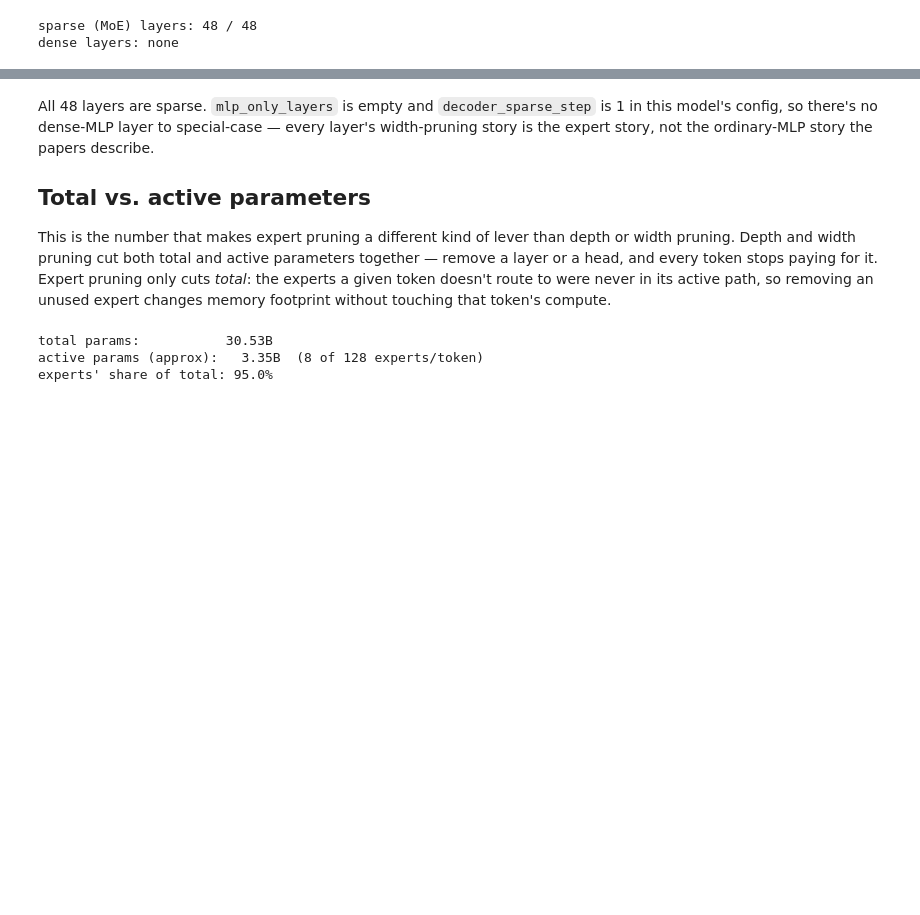
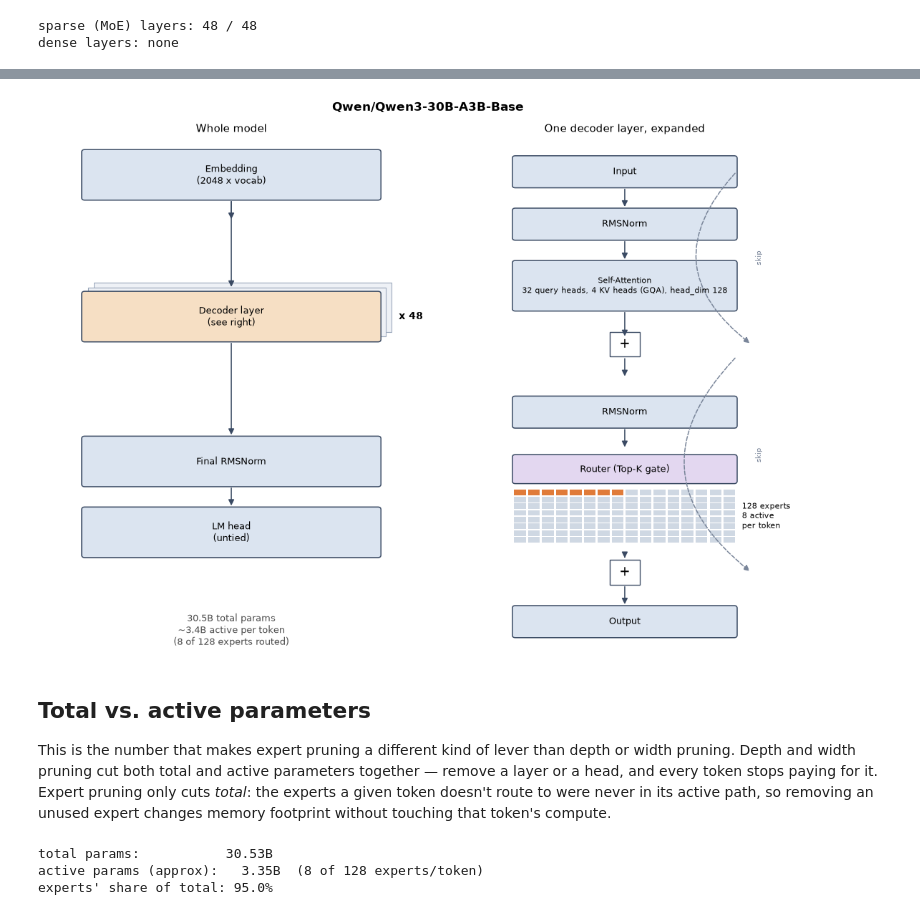
Before and after one commit to SartajBhuvaji/bonsai, a Jupyter notebook: notebooks/00_model_architecture.ipynb, the cells around one changed output, grey strips where cells are left out. Cells and saved outputs as stored; diff of their text form; code cells hidden in the pictures; blank space fills up the shorter version.

```diff
--- a/notebooks/00_model_architecture.ipynb
+++ b/notebooks/00_model_architecture.ipynb
@@ -40,9 +54,10 @@ dense layers: none
+# %%
+from bonsai.viz import plot_architecture
+
+fig = plot_architecture(summary)
+# %% [output]
+[figure, added]
 # %% [markdown]
-All 48 layers are sparse. `mlp_only_layers` is empty and `decoder_sparse_step`
-is 1 in this model's config, so there's no dense-MLP layer to special-case —
-every layer's width-pruning story is the expert story, not the ordinary-MLP
-story the papers describe.
-
 ## Total vs. active parameters
 
 This is the number that makes expert pruning a different kind of lever than
```
Also changed, not shown: parts of 1 cell of this notebook, 6 other files.
